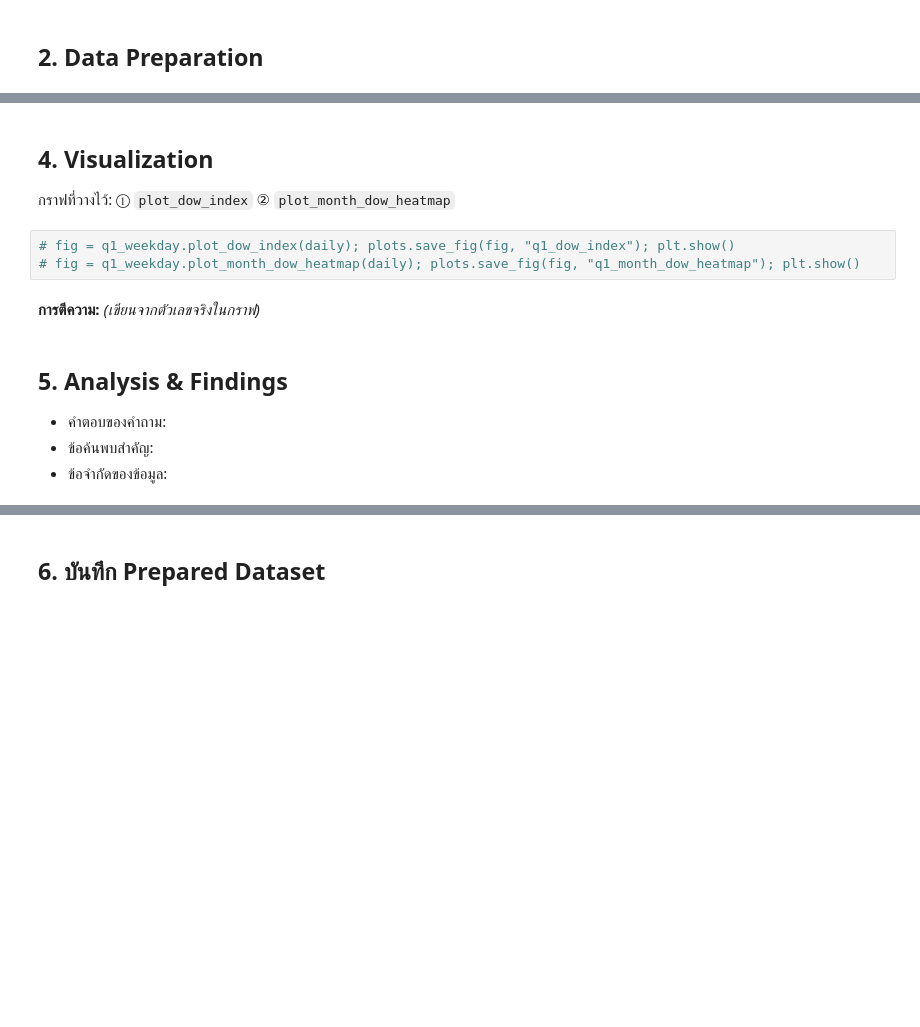
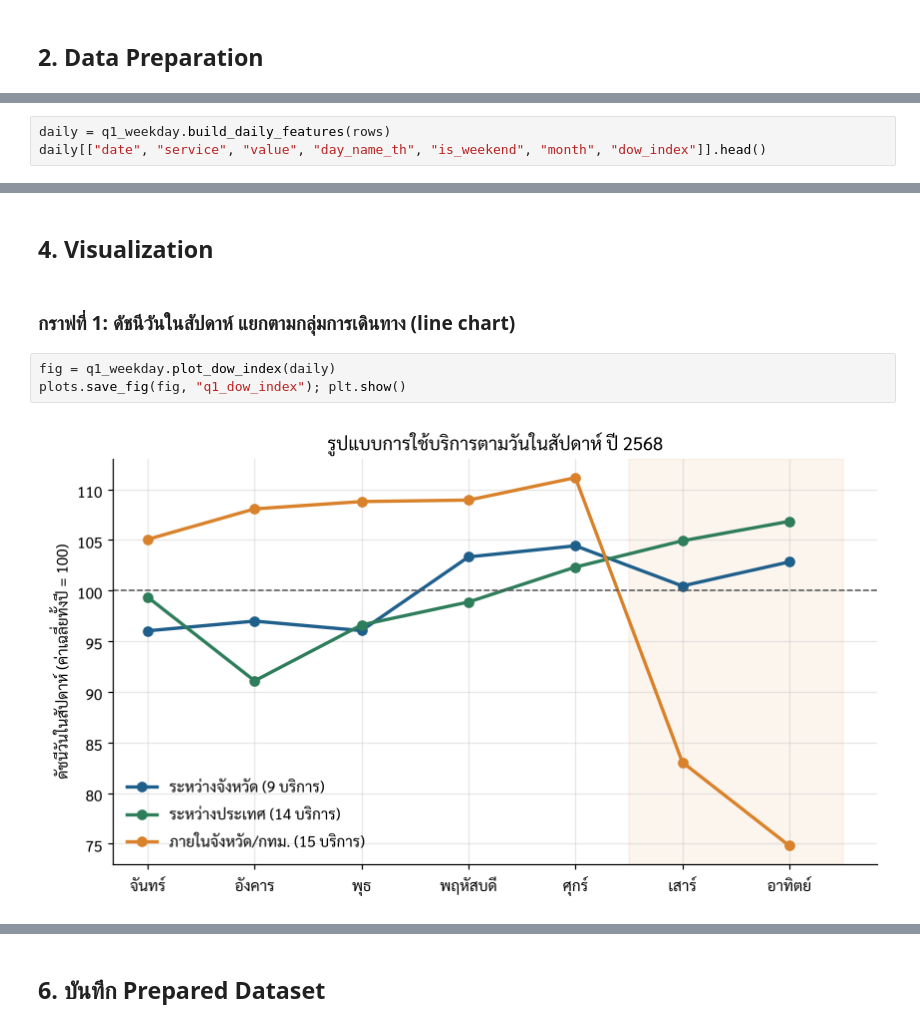
Before and after one commit to popongfm/AIE314-FinalProj_DataPrep-Mining, a Jupyter notebook: notebooks/02_q1_weekday_weekend.ipynb, the cells around one changed output, grey strips where cells are left out. Saved outputs shown, nothing was run; the diff lists cells and outputs as text; blank space fills up the shorter version.

```diff
--- a/notebooks/02_q1_weekday_weekend.ipynb
+++ b/notebooks/02_q1_weekday_weekend.ipynb
@@ -65,0 +68,3 @@ print("แถวที่ตัดเพราะค่าว่าง/ศูน
+# %%
+daily = q1_weekday.build_daily_features(rows)
+daily[["date", "service", "value", "day_name_th", "is_weekend", "month", "dow_index"]].head()
@@ -66,13 +119,9 @@ print("แถวที่ตัดเพราะค่าว่าง/ศูน
 # %% [markdown]
 ## 4. Visualization
-กราฟที่วางไว้: ① `plot_dow_index` ② `plot_month_dow_heatmap`
+# %% [markdown]
+### กราฟที่ 1: ดัชนีวันในสัปดาห์ แยกตามกลุ่มการเดินทาง (line chart)
 # %%
-# fig = q1_weekday.plot_dow_index(daily); plots.save_fig(fig, "q1_dow_index"); plt.show()
-# fig = q1_weekday.plot_month_dow_heatmap(daily); plots.save_fig(fig, "q1_month_dow_heatmap"); plt.show()
+fig = q1_weekday.plot_dow_index(daily)
+plots.save_fig(fig, "q1_dow_index"); plt.show()
+# %% [output]
+[figure, added]
-# %% [markdown]
-**การตีความ:** _(เขียนจากตัวเลขจริงในกราฟ)_
-# %% [markdown]
-## 5. Analysis & Findings
-- คำตอบของคำถาม:
-- ข้อค้นพบสำคัญ:
-- ข้อจำกัดของข้อมูล:
```
Also changed, not shown: parts of 19 cells of this notebook, 23 other files.
